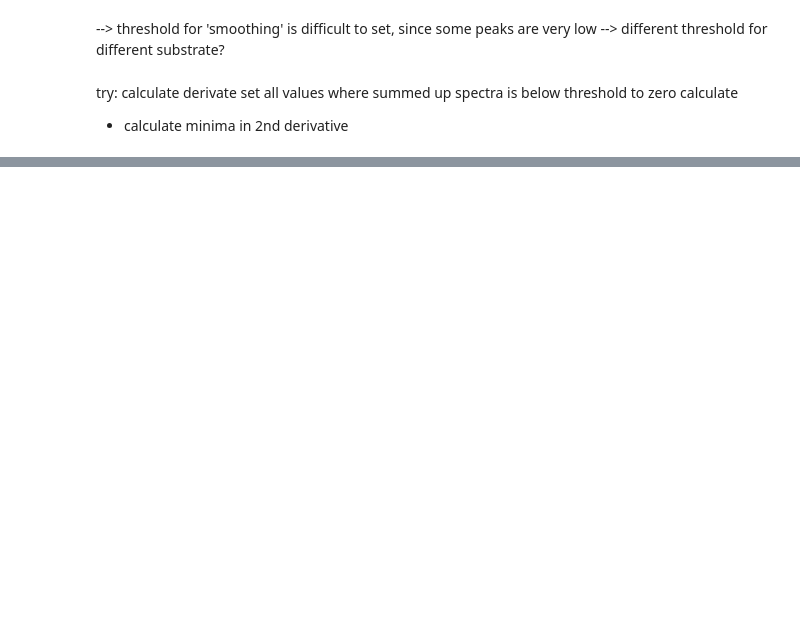
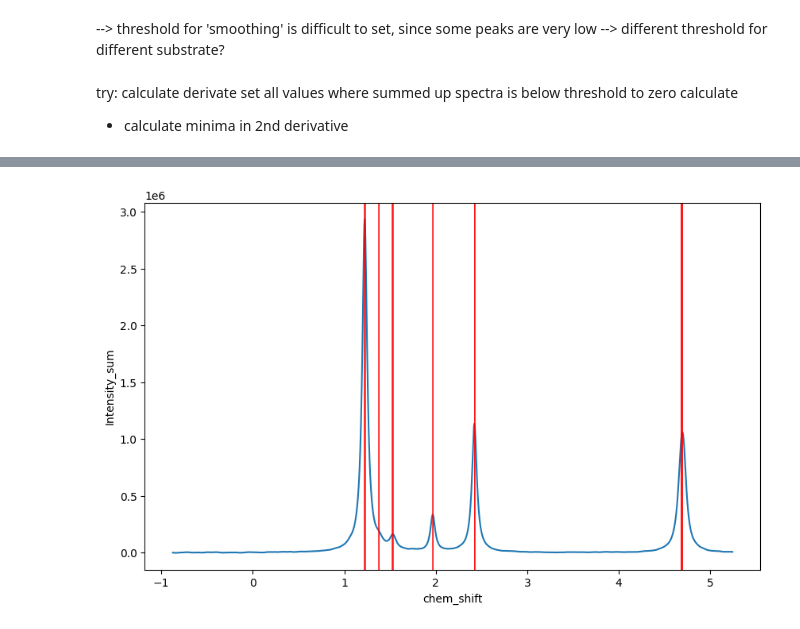
Before and after one commit to RATFIVE/MoinCC-AI4metabolomics, a Jupyter notebook: 02_Preprocessing/sumup_Peakfit.ipynb, the cells around one changed output, grey strips where cells are left out. Cells and saved outputs as stored; diff of their text form; code cells hidden in the pictures; blank space fills up the shorter version.

```diff
--- a/02_Preprocessing/sumup_Peakfit.ipynb
+++ b/02_Preprocessing/sumup_Peakfit.ipynb
@@ -94,0 +179,4 @@ calculate
+# %%
+peak_pos= peak( 'FA_20231113_2H_yeast_Pyruvate-d3_1.csv', 0.1e6)
+# %% [output]
+[figure, added]
```
Also changed, not shown: parts of 15 cells of this notebook, 1 other file.
